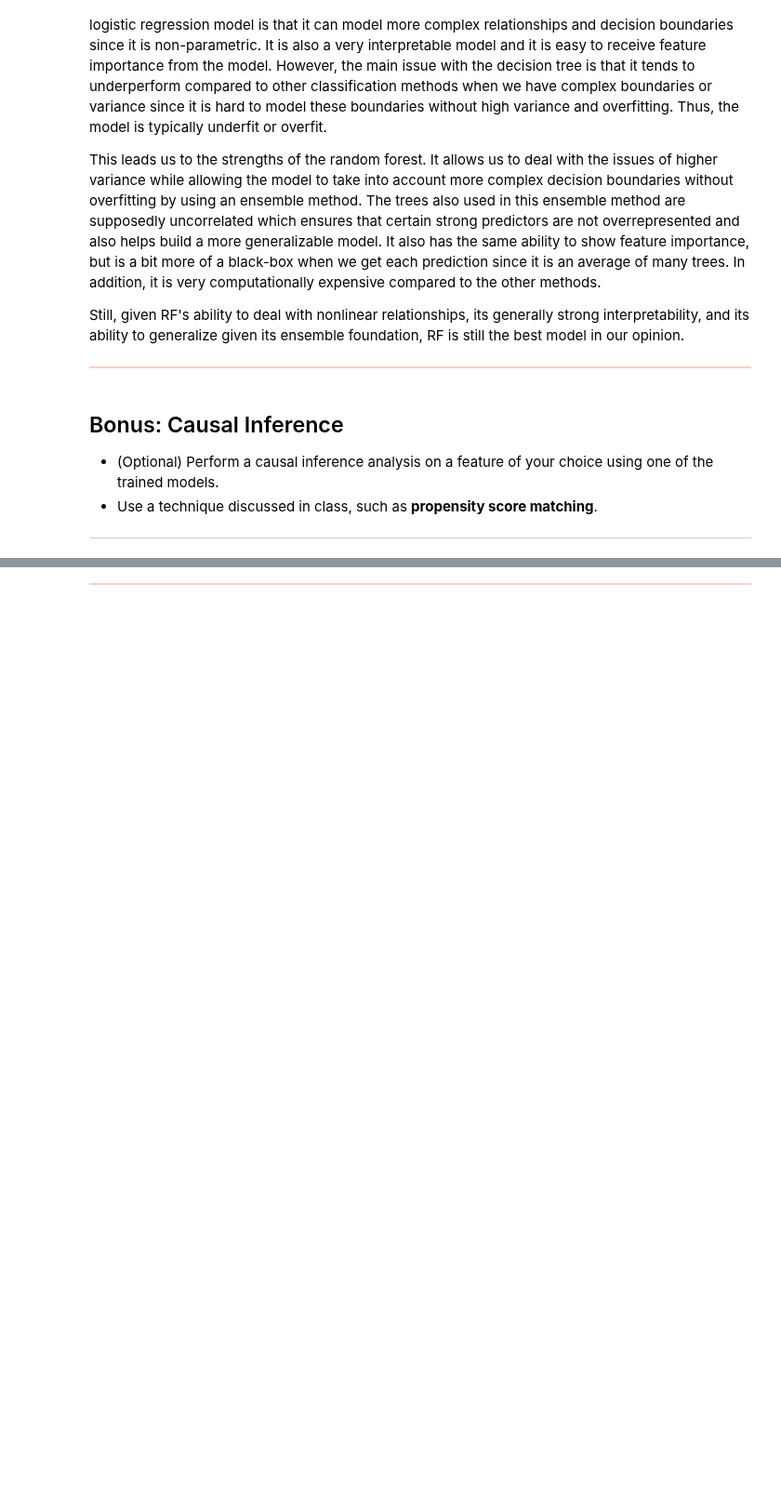
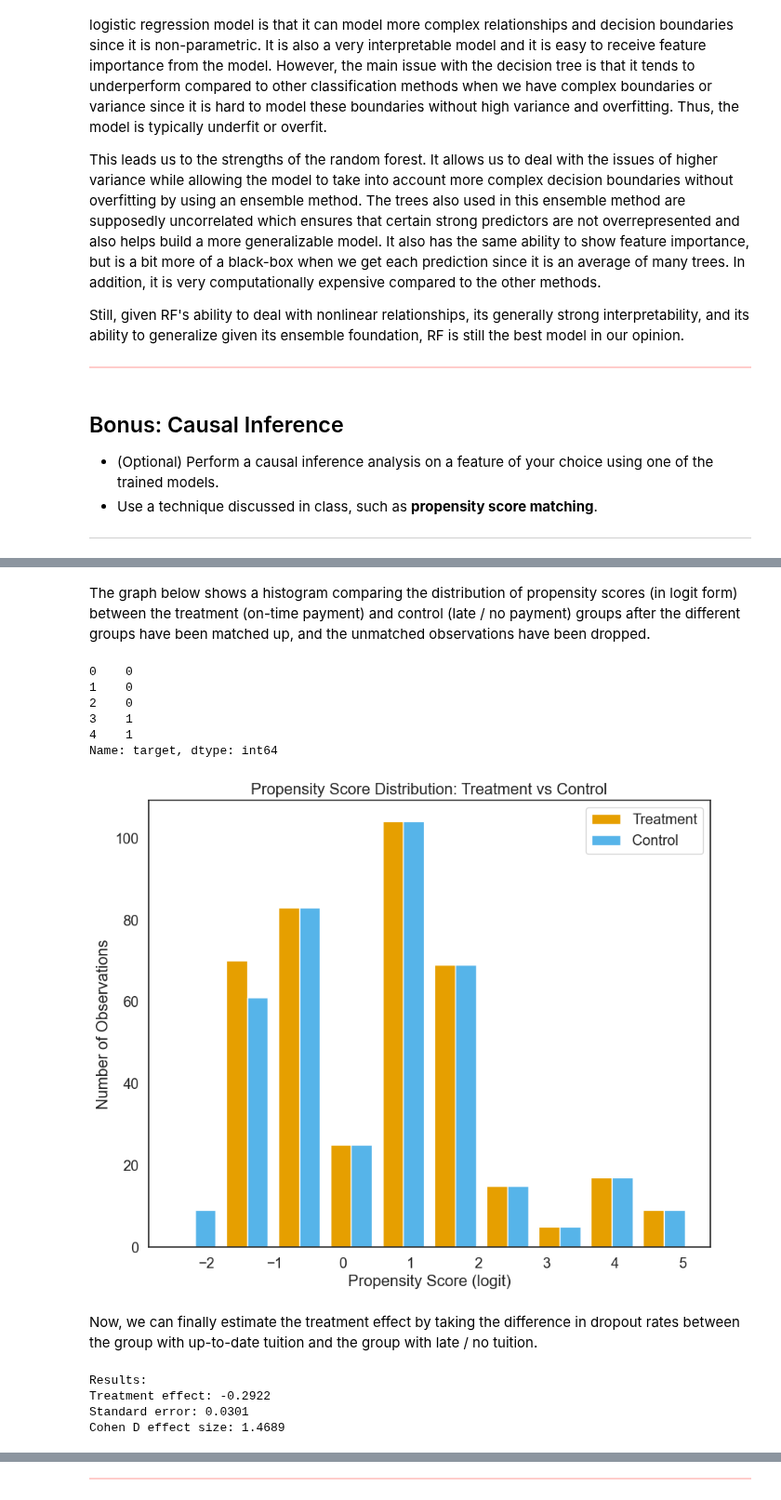
Before and after one commit to julienberman/CS-109a, a Jupyter notebook: psets/cs1090a_hw5/cs1090a_hw5.ipynb, the cells around one changed output, grey strips where cells are left out. Shown at 93% size. Saved outputs shown, nothing was run; the diff lists cells and outputs as text; code cells hidden in the pictures; blank space fills up the shorter version.

```diff
--- a/psets/cs1090a_hw5/cs1090a_hw5.ipynb
+++ b/psets/cs1090a_hw5/cs1090a_hw5.ipynb
@@ -1588,0 +1553,24 @@ Cohen D effect size: 1.4689
+# %%
+# copy to avoid modifying original data
+df_analysis = df_train.copy()
+
+# add target variable and create binary outcome
+dropout_status = (y_train['target'] == 'Dropout').astype(int)
+
+# create id
+df_analysis['id'] = df_analysis.index
+
+# drop target varaibles
+df_analysis = df_analysis.drop(columns=['target', 'dropout'])
+
+psm = PsmPy(df_analysis, treatment='tuition_up_to_date',  indx='id')
+psm.logistic_ps(balance=False)
+psm.knn_matched(matcher='propensity_score', replacement=True, caliper=0.2, drop_unmatched=True)
+
+print("\nNumber of matched pairs:", len(psm.df_matched) // 2)
+print("Original treatment group size:", sum(df_analysis['tuition_up_to_date'] == 1))
+print("Original control group size:", sum(df_analysis['tuition_up_to_date'] == 0))
+
+ps_summary = psm.predicted_data.groupby('tuition_up_to_date')['propensity_score'].describe()
+print("\nPropensity Score Summary:")
+display(ps_summary)
@@ -1588,0 +1589,55 @@ Cohen D effect size: 1.4689
+# %% [markdown]
+The graph below shows a histogram comparing the distribution of propensity scores (in logit form) between the treatment (on-time payment) and control (late / no payment) groups after the different groups have been matched up, and the unmatched observations have been dropped.
+# %%
+dropout_status.head()
+# %% [output]
+0    0
+1    0
+2    0
+3    1
+4    1
+Name: target, dtype: int64
+# %%
+# visualize matches
+psm.plot_match(
+    Title='Propensity Score Distribution: Treatment vs Control',
+    Ylabel='Number of Observations',
+    Xlabel='Propensity Score (logit)',
+    names=['Treatment', 'Control'],
+    colors=['#E69F00', '#56B4E9'],
+    save=False
+)
+# %% [output]
+[figure, added]
+# %% [markdown]
+Now, we can finally estimate the treatment effect by taking the difference in dropout rates between the group with up-to-date tuition and the group with late / no tuition.
+# %%
+# get treated dropout rate
+treated_ids = psm.df_matched[psm.df_matched['tuition_up_to_date'] == 1]['id']
+control_ids = psm.df_matched[psm.df_matched['tuition_up_to_date'] == 0]['id']
+
+treated_outcomes = dropout_status[treated_ids]
+control_outcomes = dropout_status[control_ids]
+
+treatment_effect = np.mean(treated_outcomes) - np.mean(control_outcomes)
+
+# calc standard error
+p1 = np.mean(treated_outcomes)
+p2 = np.mean(control_outcomes)
+n1 = len(treated_outcomes)
+n2 = len(control_outcomes)
+se = np.sqrt((p1 * (1-p1))/n1 + (p2 * (1-p2))/n2)
+
+# add back dropout
+df_analysis['dropout'] = dropout_status
+cd = cohenD(df_analysis, treatment='tuition_up_to_date', metricName='dropout')
+
+print(f'\nResults:')
+print(f'Treatment effect: {treatment_effect:.4f}')
+print(f'Standard error: {se:.4f}')
+print(f'Cohen D effect size: {cd:.4f}')
+# %% [output]
+Results:
+Treatment effect: -0.2922
+Standard error: 0.0301
+Cohen D effect size: 1.4689
```
Also changed, not shown: parts of 11 cells of this notebook.
